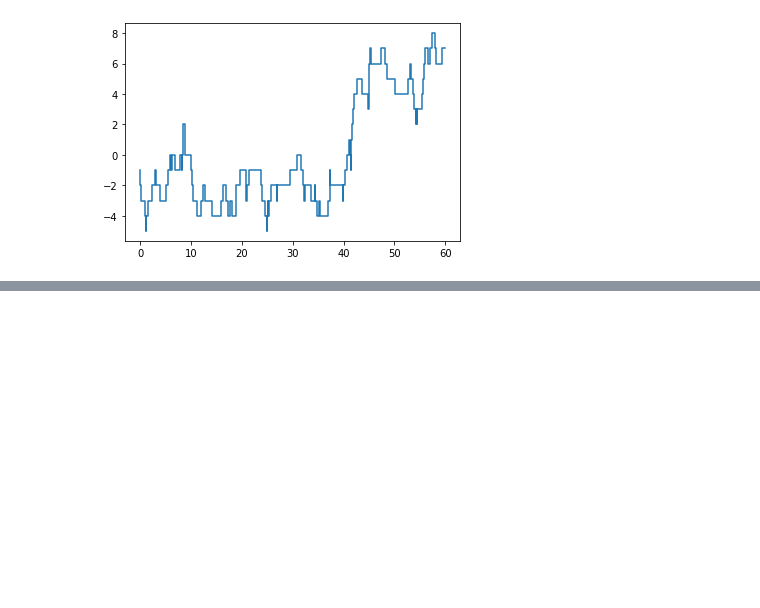
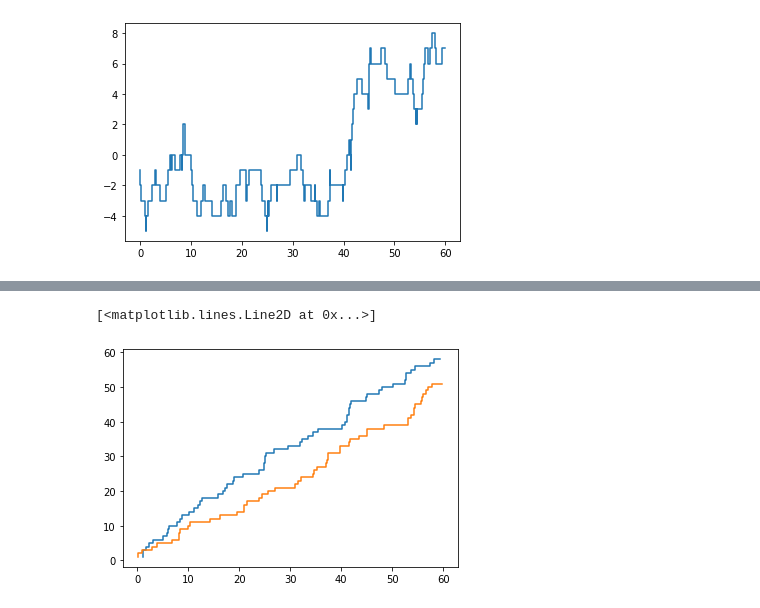
Before and after one commit to cavallofederico/marketmaking, a Jupyter notebook: market_making_alpha_signals - fede.ipynb, the cells around one changed output, grey strips where cells are left out. Drawn from its saved outputs; the diff is of its cells as text; code cells hidden in the pictures; blank space fills up the shorter version.

```diff
--- a/market_making_alpha_signals - fede.ipynb
+++ b/market_making_alpha_signals - fede.ipynb
@@ -58,0 +85,17 @@ d_alpha[1] = -k*alpha[0] + np.randn(mu_w, sigma_w) + nu_plus *(dMt0_plus + dMt_p
+# %%
+T=60
+np.random.seed(1)
+lambda_ = (1., 1.)
+number_of_market_orders_buy=np.random.poisson(lambda_[0] * T)
+number_of_market_orders_sell=np.random.poisson(lambda_[1] * T)
+tau_plus = np.sort(np.random.uniform(size=number_of_market_orders_buy)*T)
+tau_minus = np.sort(np.random.uniform(size=number_of_market_orders_sell)*T)
+dMt_plus = np.ones(number_of_market_orders_buy)
+dMt_minus = np.ones(number_of_market_orders_sell)
+Mt_plus = dMt_plus.cumsum()
+Mt_minus = dMt_minus.cumsum()
+plt.step(tau_plus, Mt_plus)
+plt.step(tau_minus, Mt_minus)
+# %% [output]
+[<matplotlib.lines.Line2D at 0x...>]
+[figure, added]
```
Also changed, not shown: parts of 10 cells of this notebook.
